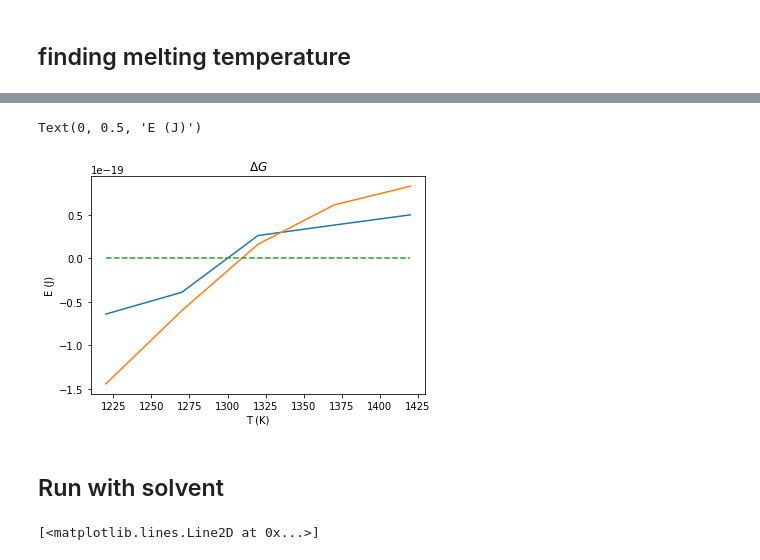
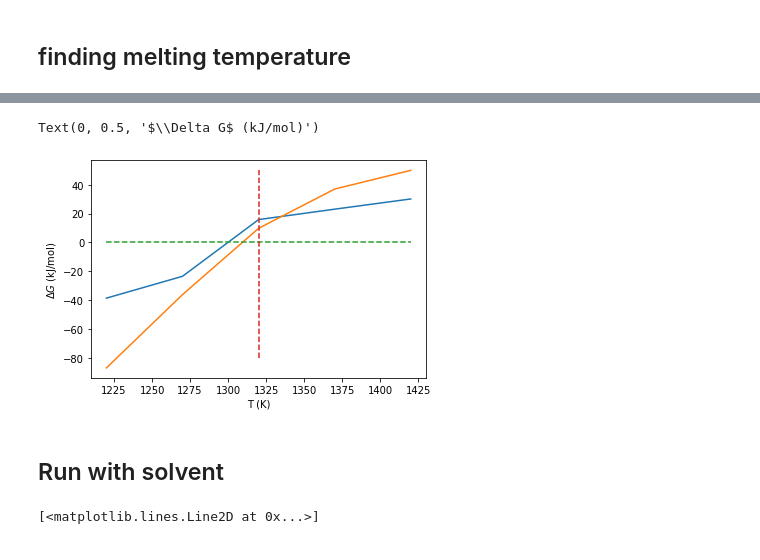
Before and after one commit to OfirBlumer/CuNanoParticles, a Jupyter notebook: lammpsSimulations/analysis.ipynb, the cells around one changed output, grey strips where cells are left out. Drawn from its saved outputs; the diff is of its cells as text; code cells hidden in the pictures.

```diff
--- a/lammpsSimulations/analysis.ipynb
+++ b/lammpsSimulations/analysis.ipynb
@@ -38,25 +38,33 @@ for temp in temps:
 # %%
+fig, ax = plt.subplots()
 dglist = []
+errorlist = []
 for seed in ["","_2"]:
     dgs = []
+    errors = []
     for temp in temps:
-        data = pandas.read_csv(f"FindMTlikeSiliconExample/hh{temp}{seed}.dat", delimiter=r"\s+", skiprows=6, names=["morethan", "density", "der"]).astype(float)
-        pliquid = np.trapz(data.loc[data.morethan<128].density)
-        psolid = np.trapz(data.loc[data.morethan>128].density)
-        dgs.append(-temp*1.380649e-23*np.log(psolid/pliquid))
+        tempDGs = []
+        for i in range(15):
+            data = pandas.read_csv(f"FindMTlikeSiliconExample/hh{temp}{seed}.dat", delimiter=r"\s+", skiprows=6, names=["morethan", "density", "der"]).astype(float)
+            pliquid = np.trapz(data.loc[data.morethan<128].density)
+            psolid = np.trapz(data.loc[data.morethan>128].density)
+            tempDGs.append(-temp*8.315e-3*np.log(psolid/pliquid))
+        dgs.append(np.mean(tempDGs))
+        errors.append(np.std(tempDGs))
     dglist.append(dgs)
-fig, ax = plt.subplots()
+    errorlist.append(errors)
+
 for dg in dglist:
     ax.plot(temps,dg)
 ax.plot([min(temps),max(temps)],[0,0],linestyle="dashed")
-ax.set_title(r"$\Delta G$")
+ax.plot([1320,1320],[-80,50],linestyle="dashed")
 ax.set_xlabel("T (K)")
-ax.set_ylabel("E (J)")
+ax.set_ylabel(r"$\Delta G$ (kJ/mol)")
 # %% [output]
-Text(0, 0.5, 'E (J)')
+Text(0, 0.5, '$\\Delta G$ (kJ/mol)')
-[figure, old version]
+[figure, new version]
-# %% [markdown]
-## Run with solvent
+# %% [markdown]
+## Run with solvent
 # %%
 data= pandas.read_csv("longRuns/octadecene/wellTempered/colv", delimiter=r"\s+",skiprows=1,names=["time","mean","morethan",1,2,3],index_col=False)
 plt.plot(data.time,data["morethan"])
```
Also changed, not shown: parts of 1 cell of this notebook, 2 other files.
